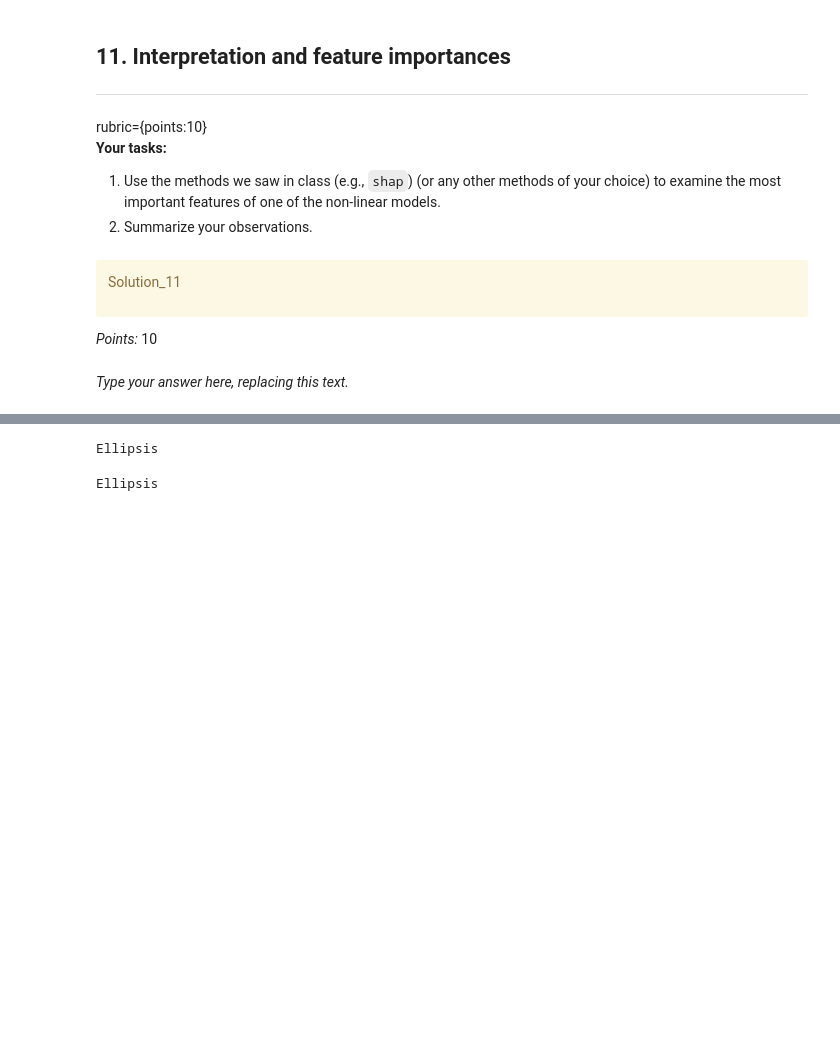
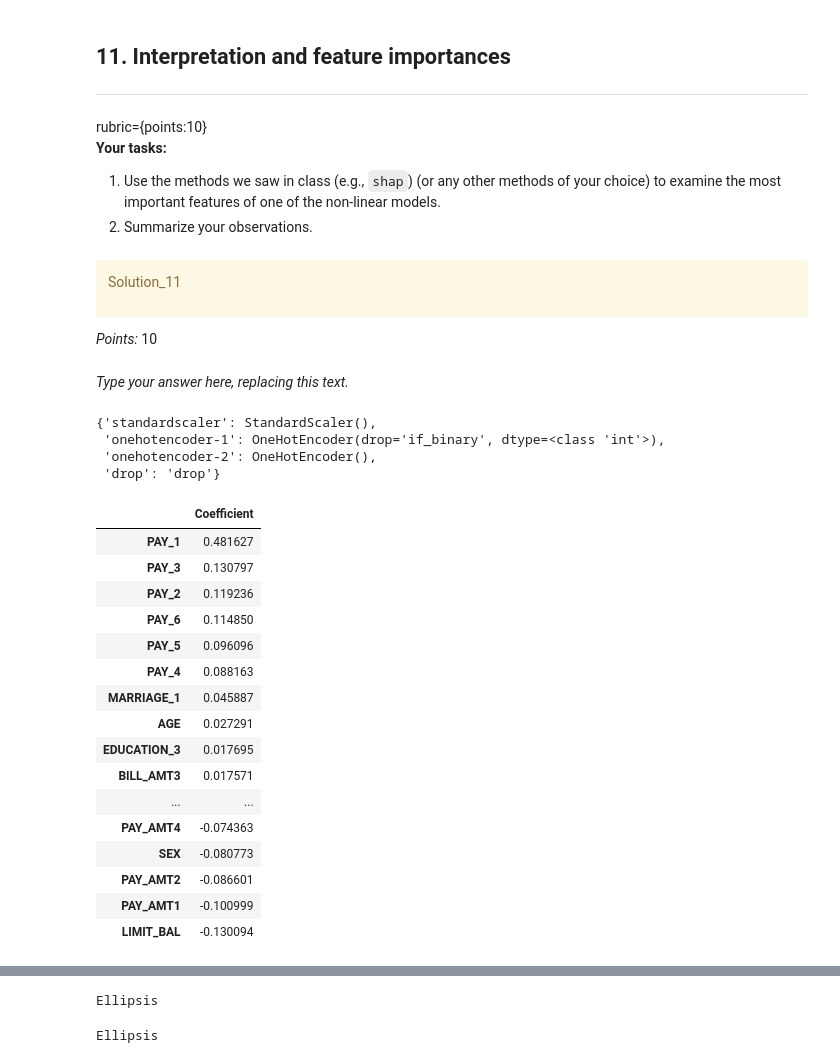
Before and after one commit to OminiCarlos/hw5, a Jupyter notebook: hw5.ipynb, the cells around one changed output, grey strips where cells are left out. Saved outputs shown, nothing was run; the diff lists cells and outputs as text; code cells hidden in the pictures; blank space fills up the shorter version.

```diff
--- a/hw5.ipynb
+++ b/hw5.ipynb
@@ -1023,0 +1047,7 @@ _Type your answer here, replacing this text._
+# %%
+preprocessor.named_transformers_
+# %% [output]
+{'standardscaler': StandardScaler(),
+ 'onehotencoder-1': OneHotEncoder(drop='if_binary', dtype=<class 'int'>),
+ 'onehotencoder-2': OneHotEncoder(),
+ 'drop': 'drop'}
@@ -1023,0 +1058,21 @@ _Type your answer here, replacing this text._
+# %%
+features = pd.DataFrame(coeffs, index = new_columns, columns=["Coefficient"])
+features.sort_values(by = "Coefficient", ascending=False)
+# %% [output]
+|  | Coefficient |
+| PAY_1 | 0.481627 |
+| PAY_3 | 0.130797 |
+| PAY_2 | 0.119236 |
+| PAY_6 | 0.114850 |
+| PAY_5 | 0.096096 |
+| PAY_4 | 0.088163 |
+| MARRIAGE_1 | 0.045887 |
+| AGE | 0.027291 |
+| EDUCATION_3 | 0.017695 |
+| BILL_AMT3 | 0.017571 |
+| ... | ... |
+| PAY_AMT4 | -0.074363 |
+| SEX | -0.080773 |
+| PAY_AMT2 | -0.086601 |
+| PAY_AMT1 | -0.100999 |
+| LIMIT_BAL | -0.130094 |
```
Also changed, not shown: parts of 41 cells of this notebook, 5 other files.
